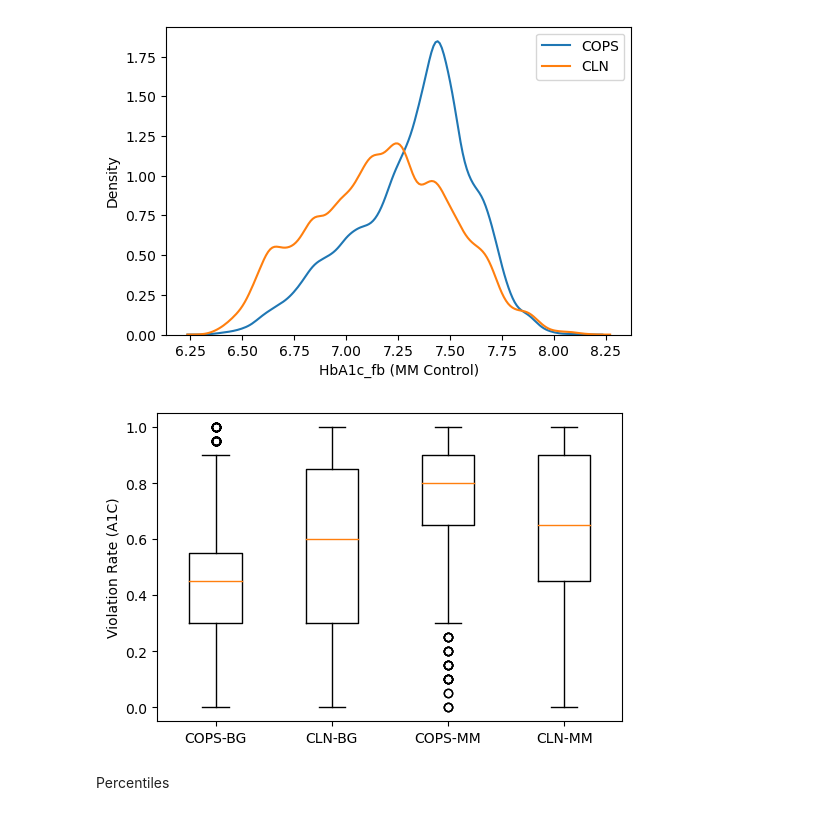
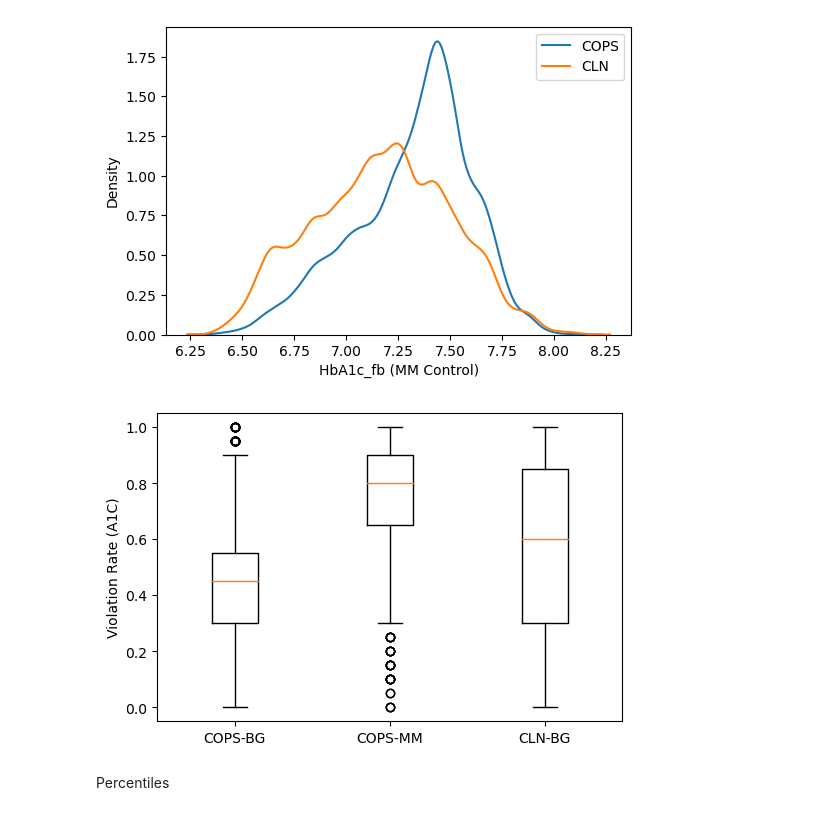
Before and after one commit to tian1327/Accord-RL, a Jupyter notebook: NumericalResults/Table_and_Plots_v3_LP_samepatient.ipynb, the cells around one changed output. Cells and saved outputs as stored; diff of their text form; code cells hidden in the pictures.

```diff
--- a/NumericalResults/Table_and_Plots_v3_LP_samepatient.ipynb
+++ b/NumericalResults/Table_and_Plots_v3_LP_samepatient.ipynb
@@ -858,32 +937,42 @@ cln_bpbg_total_a1c_vio_rate, cln_bpbg_a1c_vio_rate = get_a1c_violation_rate(bpbg
 # %%
 # plot the box plot of violation rate A1C
 
 import matplotlib.pyplot as plt
 
 # Combine data into a list
+# data = [
+#         # cops_bp_a1c_vio_rate, cln_bp_a1c_vio_rate,
+#         cops_bg_a1c_vio_rate, cln_bg_a1c_vio_rate,
+#         cops_bpbg_a1c_vio_rate, cln_bpbg_a1c_vio_rate]
+
 data = [
         # cops_bp_a1c_vio_rate, cln_bp_a1c_vio_rate,
-        cops_bg_a1c_vio_rate, cln_bg_a1c_vio_rate,
-        cops_bpbg_a1c_vio_rate, cln_bpbg_a1c_vio_rate]
+        cops_bg_a1c_vio_rate,
+        cops_bpbg_a1c_vio_rate, cln_bg_a1c_vio_rate,]
+
 
 # set figure size
 plt.figure(figsize=(6, 4))
 # Plotting the box plot
 plt.boxplot(data)
 
 # Add labels to x-axis tick marks
-plt.xticks([1, 2, 3, 4, ], [    'COPS-BG', 'CLN-BG',
-                                'COPS-MM', 'CLN-MM'])
+# plt.xticks([1, 2, 3, 4, ], [    'COPS-BG', 'CLN-BG',
+#                                 'COPS-MM', 'CLN-MM'])
+
+plt.xticks([1, 2, 3,], [    'COPS-BG',
+                                'COPS-MM', 'CLN-BG'])
+
 plt.ylabel('Violation Rate (A1C)')
 # plt.grid()
 
 # save the plot to pdf and png
 plt.savefig('plots/HBA1C_violation_rate.pdf', bbox_inches='tight')
 plt.savefig('plots/HBA1C_violation_rate.png', bbox_inches='tight')
 
 plt.show()
 # %% [output]
-[figure, old version]
+[figure, new version]
 # %% [markdown]
 Percentiles
 # %%
```
Also changed, not shown: parts of 6 cells of this notebook.
